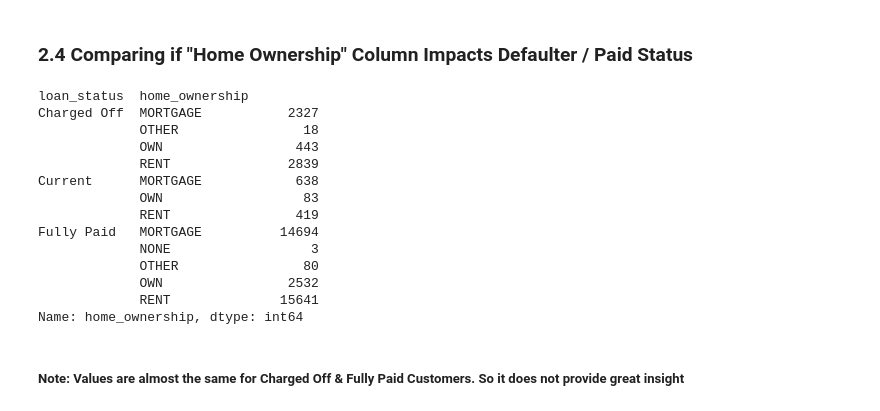
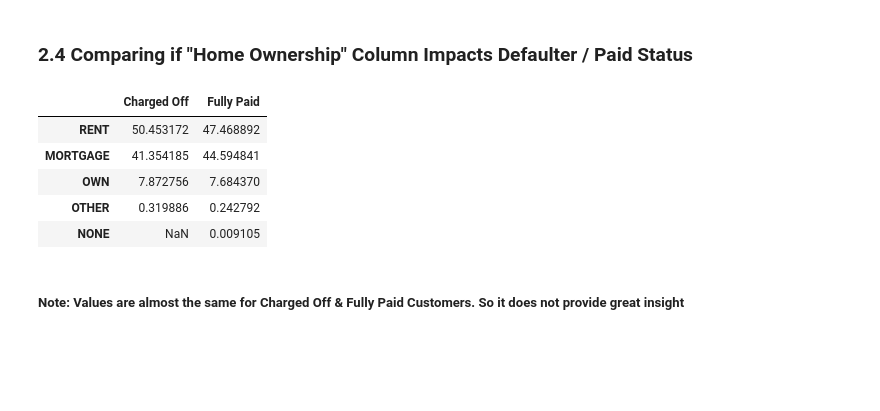
Before and after one commit to akshaykadam100/Lending-Club-Case-Study, a Jupyter notebook: Group_Facilitator_Name_V2.ipynb, the cells around one changed output. Saved outputs shown, nothing was run; the diff lists cells and outputs as text; code cells hidden in the pictures; blank space fills up the shorter version.

```diff
--- a/Group_Facilitator_Name_V2.ipynb
+++ b/Group_Facilitator_Name_V2.ipynb
@@ -284,27 +252,19 @@ Name: purpose, dtype: int64
 # %% [markdown]
 ### 2.4 Comparing if "Home Ownership" Column Impacts Defaulter / Paid Status
 # %%
-# charged_off = charged_off_df.groupby(by='home_ownership').home_ownership.count().sort_values(ascending=False) / len(charged_off_df) * 100
-# charged_off = charged_off.rename("Charged Off")
-# fully_paid = fully_paid_df.groupby(by='home_ownership').home_ownership.count().sort_values(ascending=False) / len(fully_paid_df) * 100
-# fully_paid = fully_paid.rename("Fully Paid")
-# pd.concat([charged_off, fully_paid], axis=1, join='outer')
-raw_data.groupby(by=['loan_status', 'home_ownership']).home_ownership.count()
+charged_off = charged_off_df.groupby(by='home_ownership').home_ownership.count().sort_values(ascending=False) / len(charged_off_df) * 100
+charged_off = charged_off.rename("Charged Off")
+fully_paid = fully_paid_df.groupby(by='home_ownership').home_ownership.count().sort_values(ascending=False) / len(fully_paid_df) * 100
+fully_paid = fully_paid.rename("Fully Paid")
+pd.concat([charged_off, fully_paid], axis=1, join='outer')
+# raw_data.groupby(by=['loan_status', 'home_ownership']).home_ownership.count()
 # %% [output]
-loan_status  home_ownership
-Charged Off  MORTGAGE           2327
-             OTHER                18
-             OWN                 443
-             RENT               2839
-Current      MORTGAGE            638
-             OWN                  83
-             RENT                419
-Fully Paid   MORTGAGE          14694
-             NONE                  3
-             OTHER                80
-             OWN                2532
-             RENT              15641
-Name: home_ownership, dtype: int64
+|  | Charged Off | Fully Paid |
+| RENT | 50.453172 | 47.468892 |
+| MORTGAGE | 41.354185 | 44.594841 |
+| OWN | 7.872756 | 7.684370 |
+| OTHER | 0.319886 | 0.242792 |
+| NONE | NaN | 0.009105 |
 # %% [markdown]
 ##### Note: Values are almost the same for Charged Off & Fully Paid Customers. So it does not provide great insight
 # %% [markdown]
```
Also changed, not shown: parts of 4 cells of this notebook.
